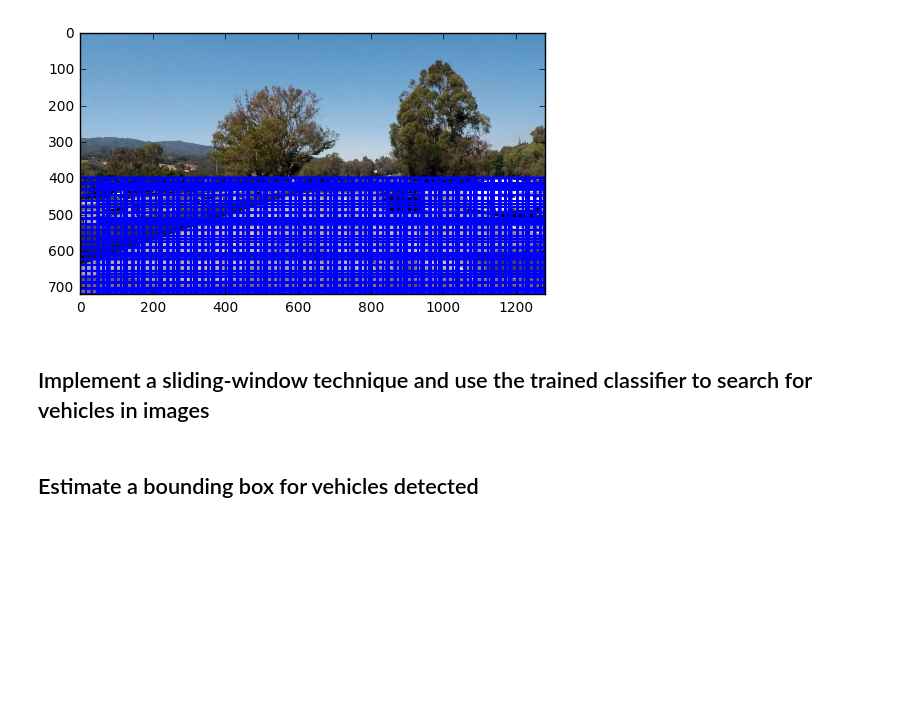
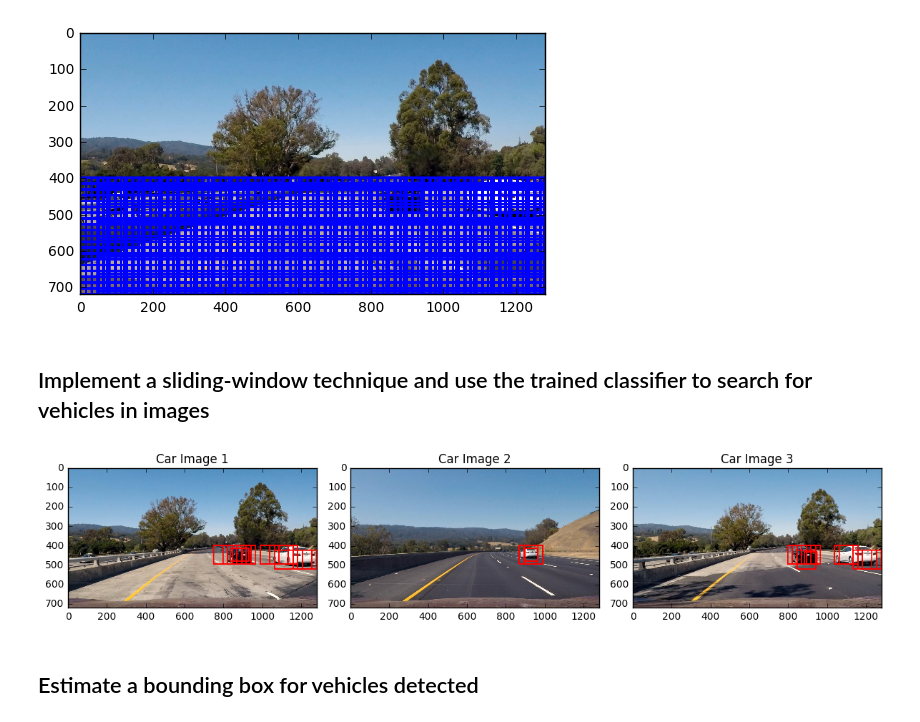
Before and after one commit to mimihoang/p5-vehicle-detection, a Jupyter notebook: project5.ipynb, the cells around one changed output. Drawn from its saved outputs; the diff is of its cells as text; code cells hidden in the pictures; blank space fills up the shorter version.

```diff
--- a/project5.ipynb
+++ b/project5.ipynb
@@ -317,8 +317,11 @@ def search_windows(img, windows, svc, scaler, color_space='RGB',
         test_features = scaler.transform(np.array(features).reshape(1, -1))
         #6) Predict using your classifier
         prediction = svc.predict(test_features)
+        dec = svc.decision_function(test_features)
+
         #7) If positive (prediction == 1) then save the window
-        if prediction == 1:
+        if prediction == 1 and dec > .8:
+            #print (prediction, dec)
             on_windows.append(window)
     #8) Return windows for positive detections
     return on_windows
@@ -333,33 +336,35 @@ def process_image(image, video=True):
                         spatial_size=(spatial, spatial), hist_bins=histbin,
                         orient=orient, pix_per_cell=pix_per_cell,
                         cell_per_block=cell_per_block,
                         hog_channel=hog_channel)
     # # Combine overlapping windows
     draw_image = draw_boxes(draw_image, hot_windows, color=(255, 0, 0), thick=6)
 
     if not video:
         return draw_image, hot_windows
     else:
         return draw_image
 
 images = []
 for i in range(1,5):
     image = mpimg.imread('test_images/test{}.jpg'.format(i))
     draw_image, _ = process_image(image, False)
     images.append(draw_image)
 
 
 fig = plt.figure(figsize=(12,4))
 plt.subplot(131)
 plt.imshow(images[0])
 plt.title('Car Image 1')
 plt.subplot(132)
 plt.imshow(images[2])
 plt.title('Car Image 2')
 plt.subplot(133)
 plt.imshow(images[3])
 plt.title('Car Image 3')
 fig.tight_layout()
+# %% [output]
+[figure, added]
 # %% [markdown]
 ## Estimate a bounding box for vehicles detected
 # %%
```
Also changed, not shown: parts of 2 cells of this notebook, 3 other files.
